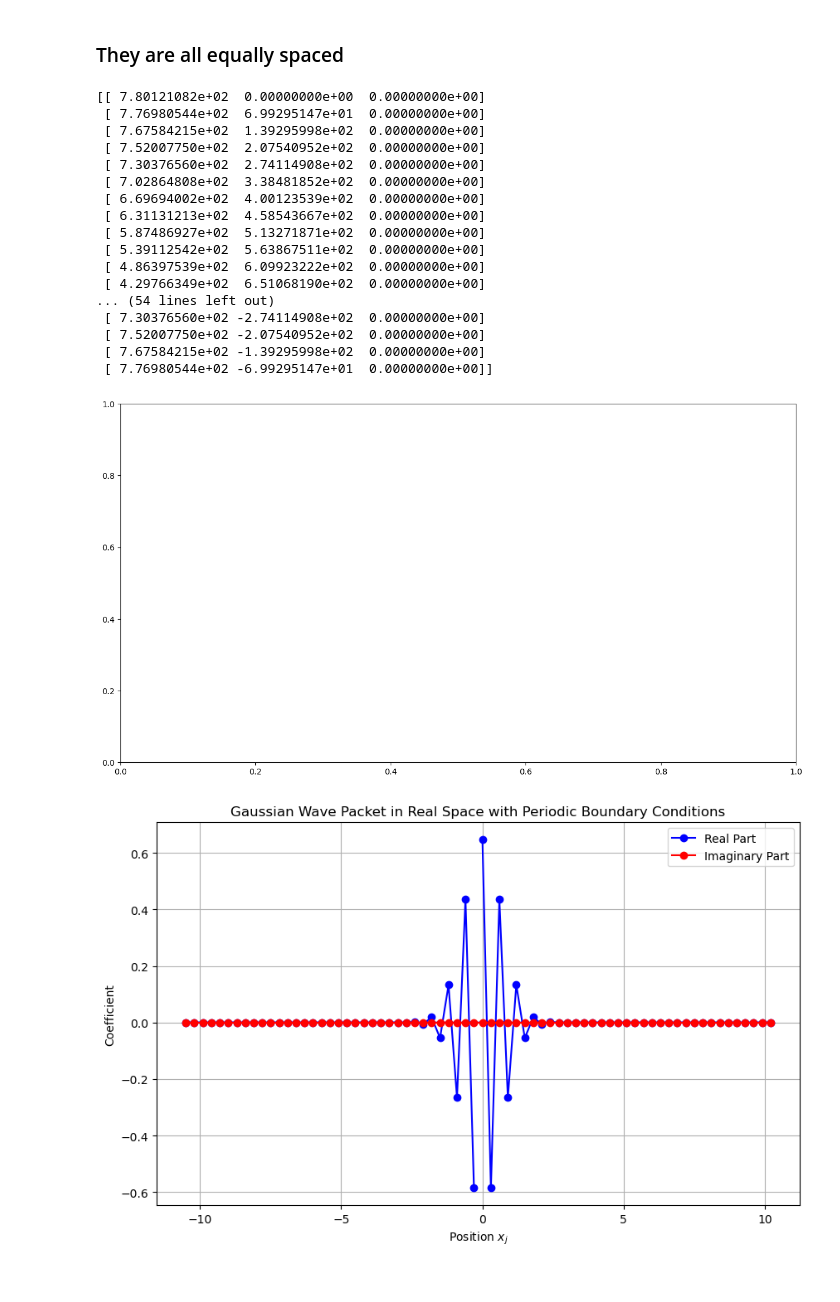
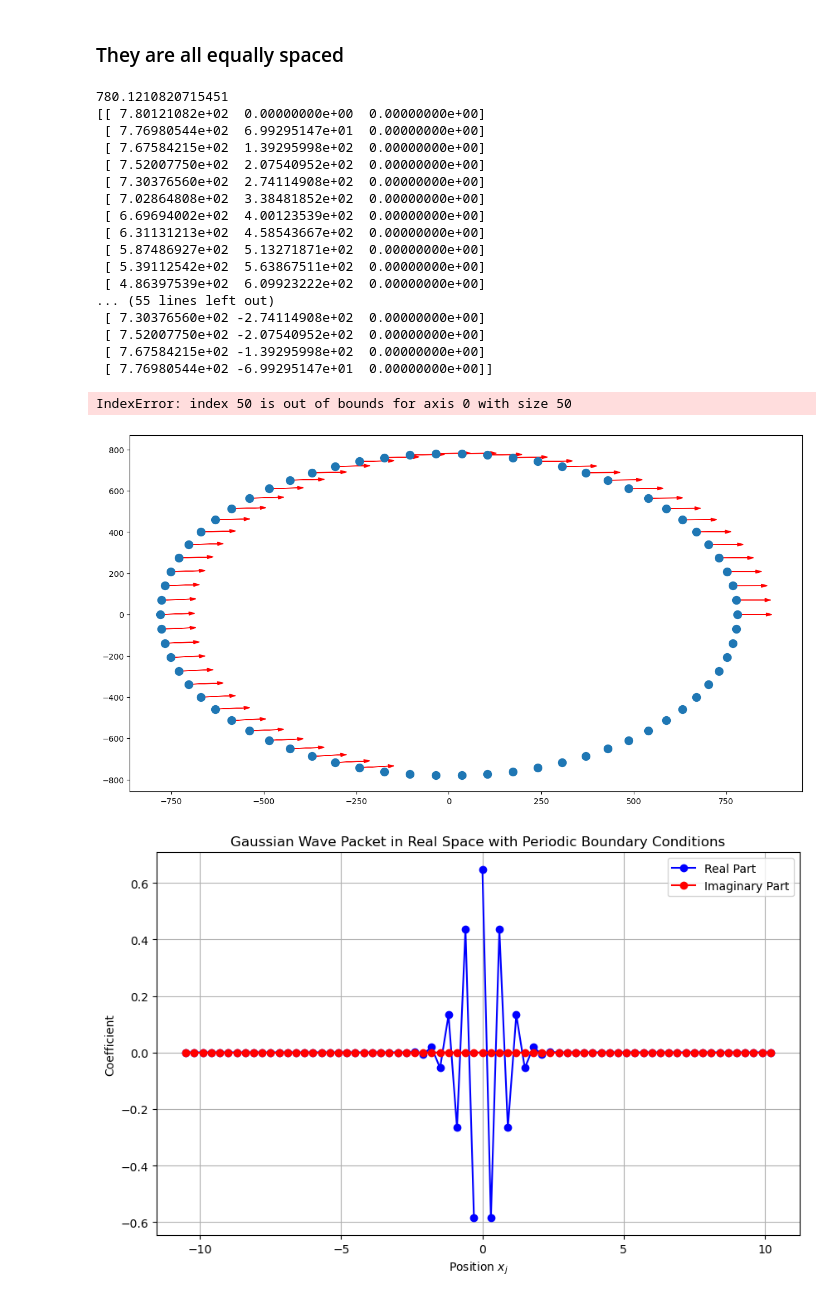
Before and after one commit to LBPhysics/GIT_Code_BA, a Jupyter notebook: Continuation/Qutip/Ring.ipynb, the cells around one changed output. Cells and saved outputs as stored; diff of their text form; code cells hidden in the pictures.

```diff
--- a/Continuation/Qutip/Ring.ipynb
+++ b/Continuation/Qutip/Ring.ipynb
@@ -52,60 +52,52 @@ def z_rotation(angle):
 def ring_positions(distance = fixed_dist, N = N):
     Pos = np.zeros((N, 3))
     mu = 2 * np.pi / N
-    radius = distance / 2 / np.sin(np.pi / N)
+    radius = distance / 2 / np.sin(np.pi / N) # TODO something doesnt work
     helper = np.array([radius, 0, 0])
     for i in range(N):
         rotation_matrix = np.linalg.matrix_power(z_rotation(mu), i)
         Pos[i] = np.matmul(rotation_matrix, helper)
+    print(radius)
     return Pos
 
 positions = ring_positions(N)
 print(positions)
 
 # Find the highest x_value
 max_x = np.max(positions[:, 0])
 scale = 0.1 * max_x
 # Plot the atom positions
 fig, ax = plt.subplots(figsize=(15, 8))
-def update(frame):
-    ax.clear()
-    d_hat = d_hats[frame]
-    ax.plot(positions[:, 0], positions[:, 1], 'o', markersize=10, label='atoms')
-    ax.arrow(0, 0, d_hat[0] * scale, d_hat[1] * scale,
-             head_width=0.5*scale, head_length=0.5*scale, fc='r', ec='r', label='dipole vec')
-    for i, position in enumerate(positions):
-        ax.arrow(position[0], position[1], d_hat[0] * scale, d_hat[1] * scale,
-                 head_width=0.2*scale, head_length=0.2*scale, fc='r', ec='r')
-    ax.set_xlabel('x')
-    ax.set_ylabel('y')
-    ax.grid(True)
-    ax.legend()
-    ax.axis('equal')
-    ax.set_title(f'Dipole vector for phi={phis[frame]:.2f}')
-
-# Create the animation
-#ani = FuncAnimation(fig, update, frames=phi_size, repeat=False)
-#ani.save(save_path + f'/N={N}_dipole_vector_movement.gif', writer='pillow', fps=10)
-#plt.show()
+ax.plot(positions[:, 0], positions[:, 1], 'o', markersize=10, label='atoms')
+for i, position in enumerate(positions):
+    ax.arrow(position[0], position[1], d_hats[i][0] * scale, d_hats[i][1] * scale,
+             head_width=0.2*scale, head_length=0.2*scale, fc='r', ec='r')
+ax.set_xlabel('x')
+ax.set_ylabel('y')
+ax.grid(True)
+ax.legend()
+ax.axis('equal')
+plt.show()
 # %% [output]
+780.1210820715451
 [[ 7.80121082e+02  0.00000000e+00  0.00000000e+00]
  [ 7.76980544e+02  6.99295147e+01  0.00000000e+00]
  [ 7.67584215e+02  1.39295998e+02  0.00000000e+00]
  [ 7.52007750e+02  2.07540952e+02  0.00000000e+00]
  [ 7.30376560e+02  2.74114908e+02  0.00000000e+00]
  [ 7.02864808e+02  3.38481852e+02  0.00000000e+00]
  [ 6.69694002e+02  4.00123539e+02  0.00000000e+00]
  [ 6.31131213e+02  4.58543667e+02  0.00000000e+00]
  [ 5.87486927e+02  5.13271871e+02  0.00000000e+00]
  [ 5.39112542e+02  5.63867511e+02  0.00000000e+00]
  [ 4.86397539e+02  6.09923222e+02  0.00000000e+00]
- [ 4.29766349e+02  6.51068190e+02  0.00000000e+00]
-... (54 lines left out)
+... (55 lines left out)
  [ 7.30376560e+02 -2.74114908e+02  0.00000000e+00]
  [ 7.52007750e+02 -2.07540952e+02  0.00000000e+00]
  [ 7.67584215e+02 -1.39295998e+02  0.00000000e+00]
  [ 7.76980544e+02 -6.99295147e+01  0.00000000e+00]]
+IndexError: index 50 is out of bounds for axis 0 with size 50
-[figure, old version]
+[figure, new version]
 # %%
 ########################################             create the Hamiltonean                 #################################################
 #jetzt direkter weg zur NxN matrix mit Greentensor
```
Also changed, not shown: 3 other files.
